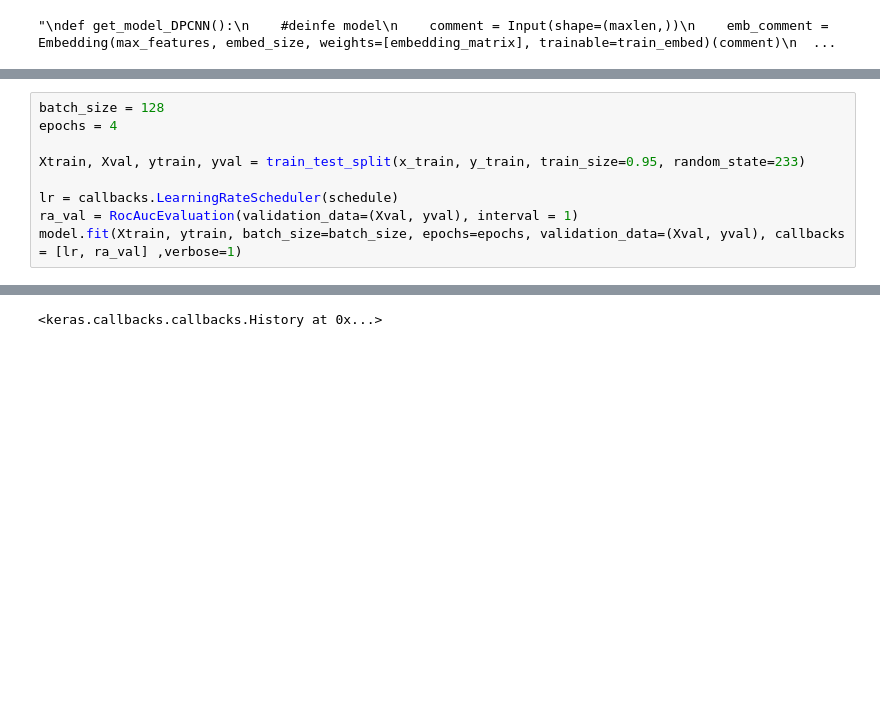
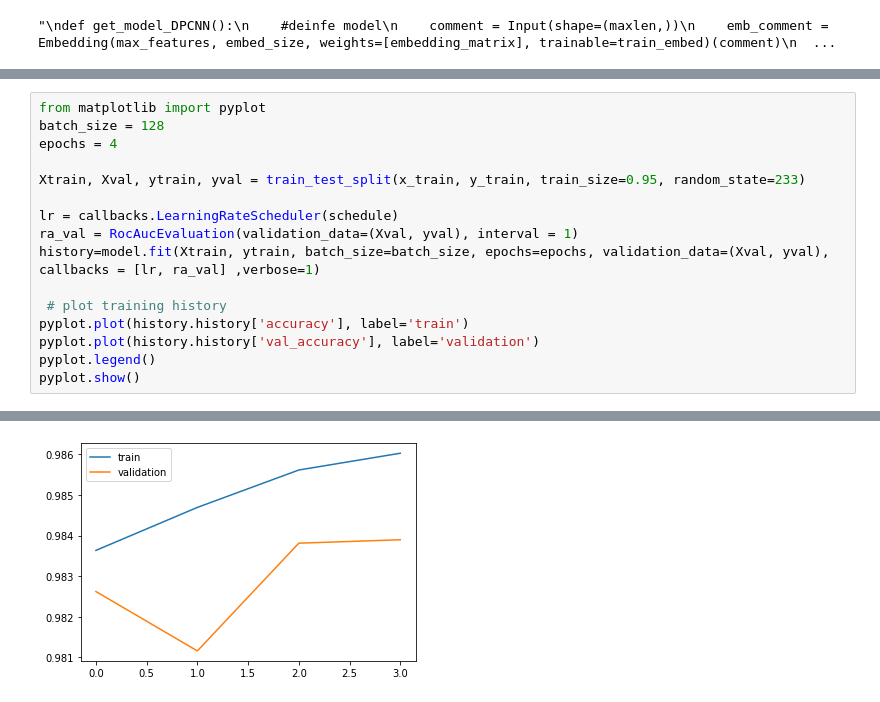
Before and after one commit to jaydebsarker/toxic_code_review_tool, a Jupyter notebook: DPCNN_Kaggle_Dataset.ipynb, the cells around one changed output, grey strips where cells are left out. Drawn from its saved outputs; the diff is of its cells as text; blank space fills up the shorter version.

```diff
--- a/DPCNN_Kaggle_Dataset.ipynb
+++ b/DPCNN_Kaggle_Dataset.ipynb
@@ -350,6 +350,7 @@ Non-trainable params: 30,002,304
 __________________________________________________________________________________________________
 [figure]
 # %%
+from matplotlib import pyplot
 batch_size = 128
 epochs = 4
 
@@ -357,7 +358,13 @@ Xtrain, Xval, ytrain, yval = train_test_split(x_train, y_train, train_size=0.95,
 
 lr = callbacks.LearningRateScheduler(schedule)
 ra_val = RocAucEvaluation(validation_data=(Xval, yval), interval = 1)
-model.fit(Xtrain, ytrain, batch_size=batch_size, epochs=epochs, validation_data=(Xval, yval), callbacks = [lr, ra_val] ,verbose=1)
+history=model.fit(Xtrain, ytrain, batch_size=batch_size, epochs=epochs, validation_data=(Xval, yval), callbacks = [lr, ra_val] ,verbose=1)
+
+ # plot training history
+pyplot.plot(history.history['accuracy'], label='train')
+pyplot.plot(history.history['val_accuracy'], label='validation')
+pyplot.legend()
+pyplot.show()
 # %% [output]
 Train on 151592 samples, validate on 7979 samples
 Epoch 1/4
@@ -382 +389 @@ Epoch 4/4
-<keras.callbacks.callbacks.History at 0x...>
+[figure, added]
```
Also changed, not shown: parts of 2 cells of this notebook, 2 other files.
